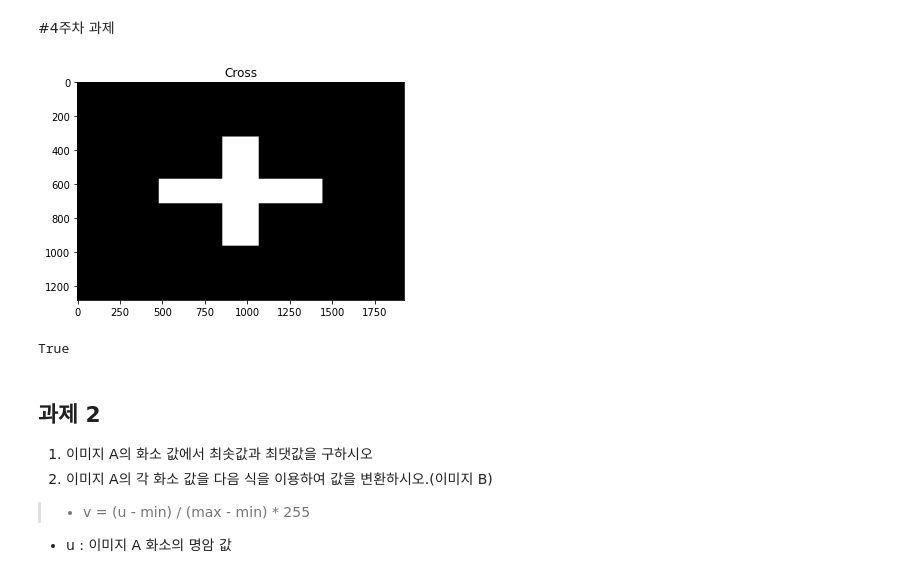
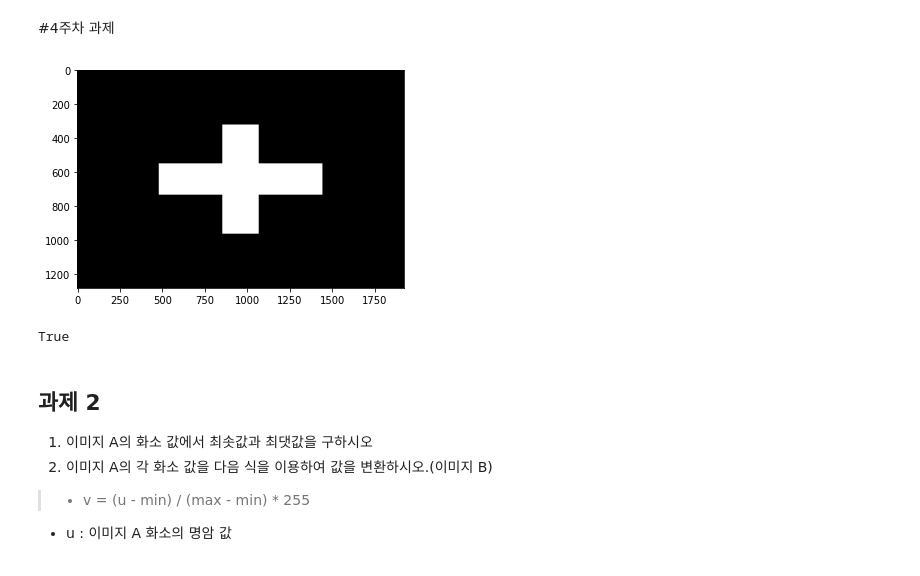
Before and after one commit to JuHyeon-S/20-1-Image_Processing, a Jupyter notebook: 영상처리_4주차.ipynb, the cells around one changed output. Saved outputs shown, nothing was run; the diff lists cells and outputs as text; code cells hidden in the pictures.

```diff
--- a/영상처리_4주차.ipynb
+++ b/영상처리_4주차.ipynb
@@ -10,30 +10,31 @@ import matplotlib.pyplot as plt
 # %%
 import numpy as np
 import matplotlib.pyplot as plt
 import cv2
-
 %matplotlib inline
 
-col = 1280
-row = 1920
+col = 1280      # 열
+row = 1920      # 행
 
+# 모든 요소가 0이고 (1280, 1920, 3) 형태인 배열 생성
 img = np.zeros((col, row, 3), dtype=np.int)
 
+# 십자가 세로 부분
 for i in range(int(col * (1/4)), int(col * (3/4)) + 1):
   for j in range(int(row * (4/9)), int(row * (5/9)) + 1):
-    img[i][j] = 255
+    img[i][j] = 255   # 기존 0(검은색)으로 되어있던 부분을 255(흰색)으로 변경
 
-for i in range(int(col * (4/9)), int(col * (5/9)) + 1):
+# 십자가 가로 부분
+for i in range(int(col * (3/7)), int(col * (4/7)) + 1):
   for j in range(int(row * (1/4)), int(row * (3/4)) + 1):
-    img[i][j] = 255
+    img[i][j] = 255   # 기존 0(검은색)으로 되어있던 부분을 255(흰색)으로 변경
 
-plt.title("Cross")
 plt.imshow(img)
-plt.show()
+plt.show()        # 이미지 출력
 
-cv2.imwrite('./Cross.jpg', img)
+cv2.imwrite('./Cross.jpg', img)     # 이미지 파일을 저장한다
 # %% [output]
-[figure, old version]
+[figure, new version]
 True
 # %% [markdown]
 ## 과제 2
```
Also changed, not shown: parts of 2 cells of this notebook.
